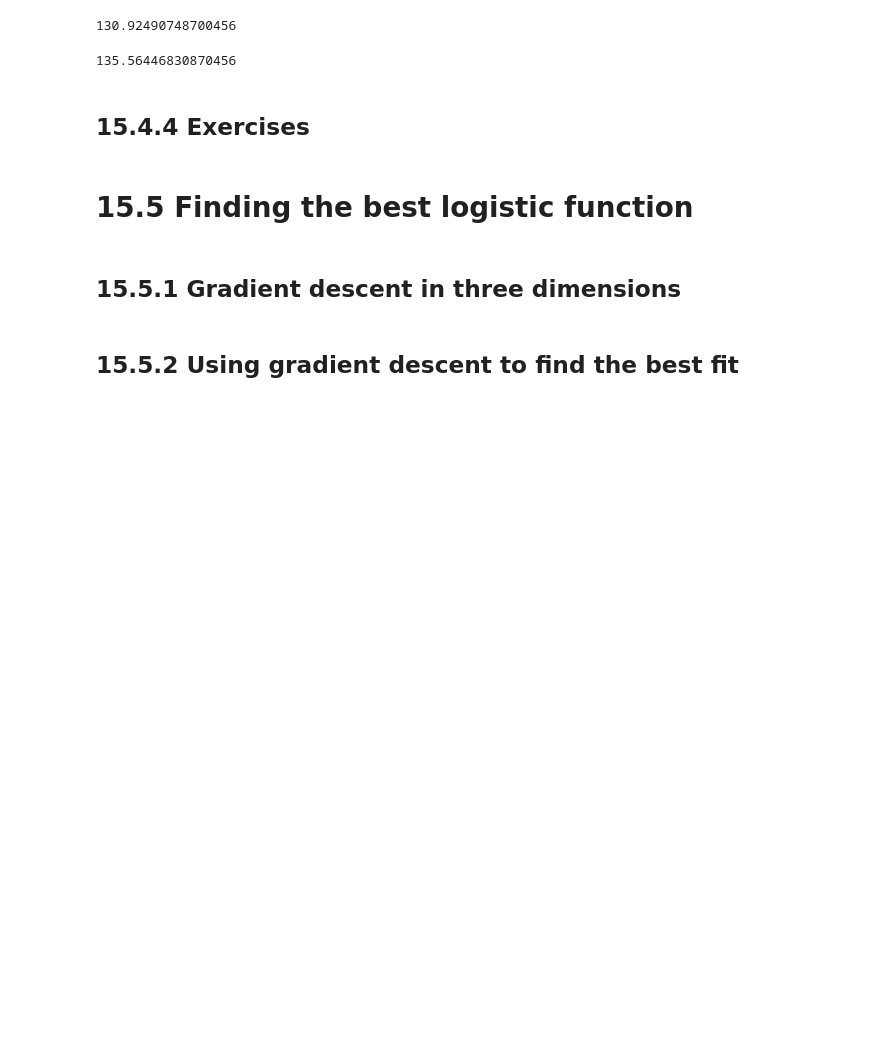
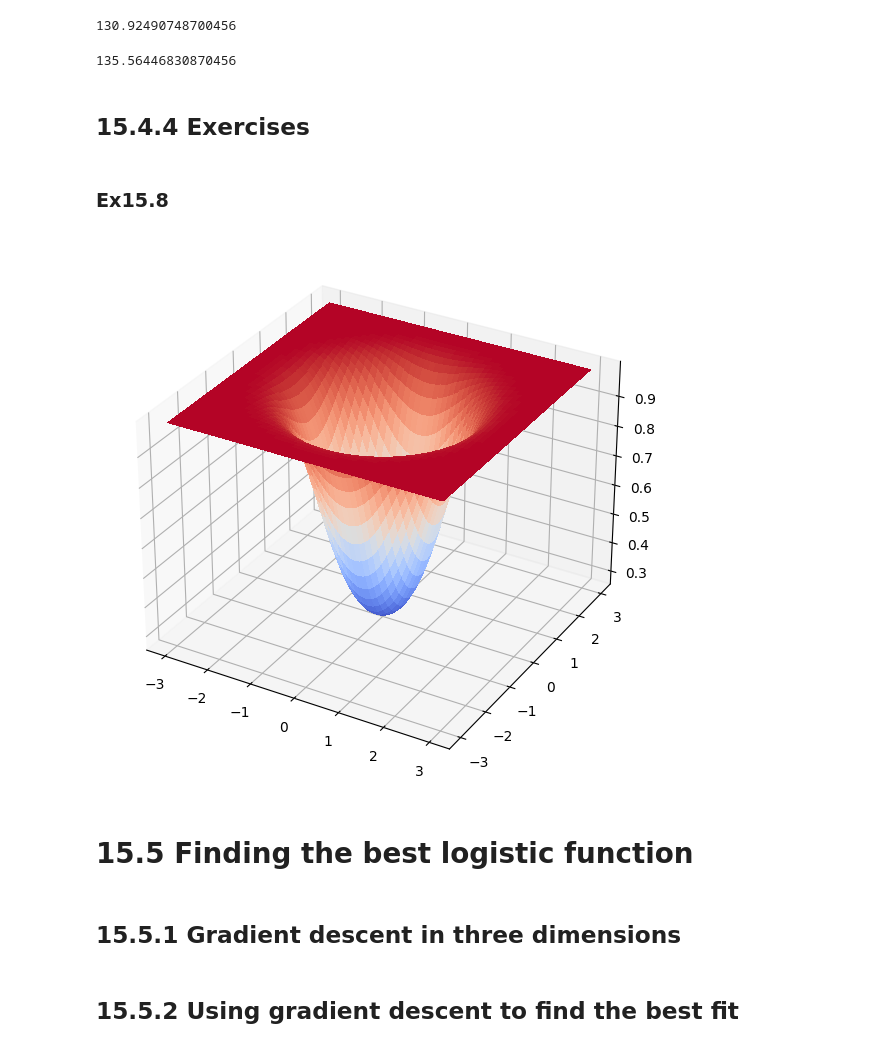
Before and after one commit to kjmatsuda/Math-for-Programmers, a Jupyter notebook: Chapter_15/ex15.ipynb, the cells around one changed output. Saved outputs shown, nothing was run; the diff lists cells and outputs as text; code cells hidden in the pictures; blank space fills up the shorter version.

```diff
--- a/Chapter_15/ex15.ipynb
+++ b/Chapter_15/ex15.ipynb
@@ -366,6 +366,15 @@ logistic_cost(1,1,1)
 135.56446830870456
 # %% [markdown]
 ## 15.4.4 Exercises
+# %% [markdown]
+### Ex15.8
+# %%
+def func_ex15_8(x,y):
+    return sigmoid(x**2 + y**2 -1)
+
+plot_scalar_field(func_ex15_8,-3,3,-3,3)
+# %% [output]
+[figure, added]
 # %% [markdown]
 # 15.5 Finding the best logistic function
 # %% [markdown]
```
Also changed, not shown: parts of 15 cells of this notebook.
